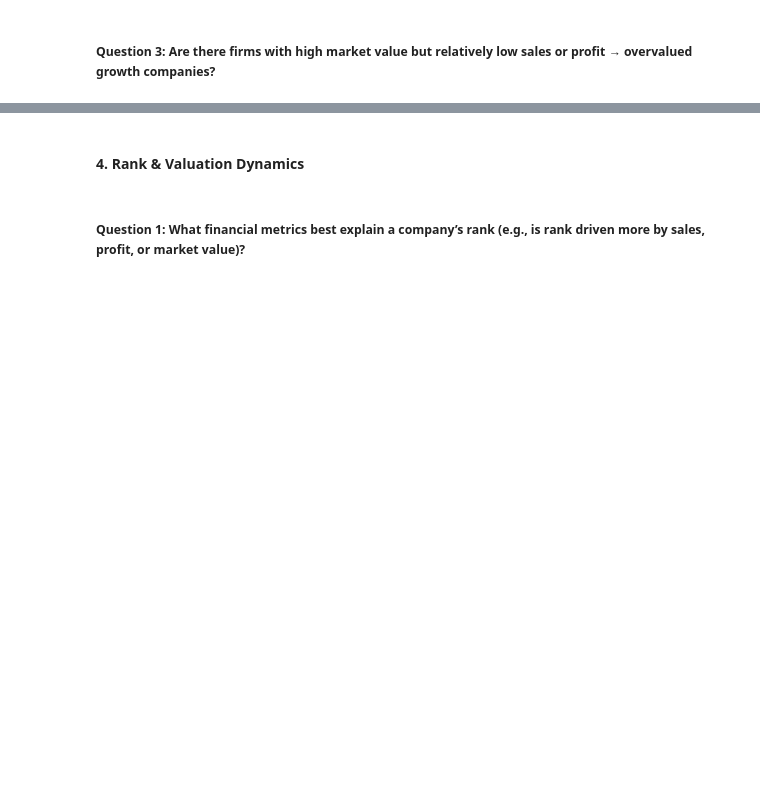
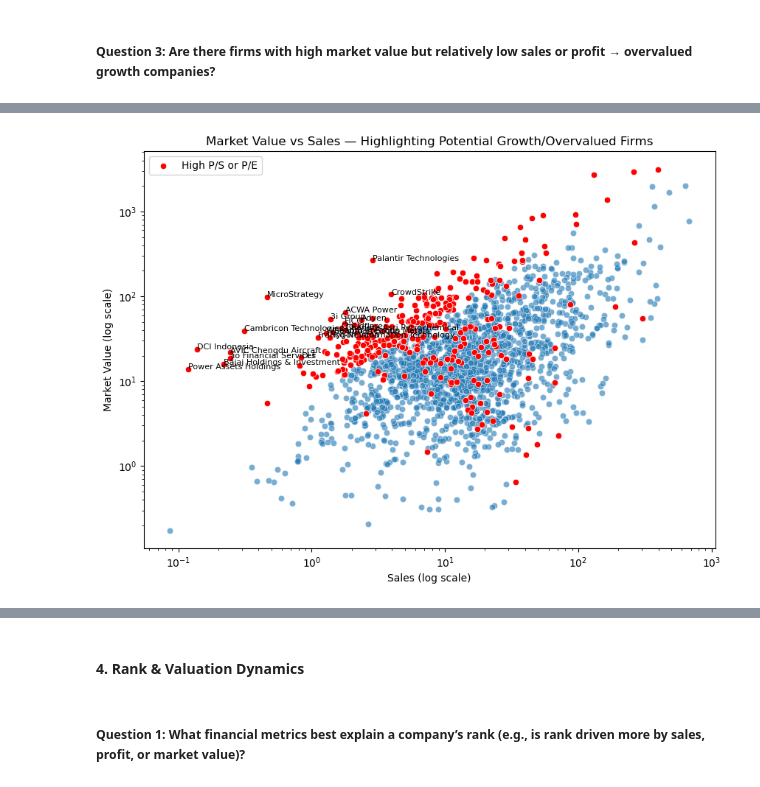
Before and after one commit to GauriR011/Forbes-Global-2025, a Jupyter notebook: Code.ipynb, the cells around one changed output, grey strips where cells are left out. Cells and saved outputs as stored; diff of their text form; code cells hidden in the pictures; blank space fills up the shorter version.

```diff
--- a/Code.ipynb
+++ b/Code.ipynb
@@ -486,0 +642,30 @@ spearman_corr
+# %%
+# --- Define thresholds for "extreme" outliers ---
+# Top 10% P/S or P/E
+ps_threshold = df["P_S"].quantile(0.90)
+pe_threshold = df["P_E"].quantile(0.90)
+
+# Select extreme companies
+outliers = df[(df["P_S"] >= ps_threshold) | (df["P_E"] >= pe_threshold)]
+
+# --- Scatter Plot: Market Value vs Sales ---
+plt.figure(figsize=(10,7))
+sns.scatterplot(data=df, x="SALES", y="MARKET VALUE", alpha=0.6)
+sns.scatterplot(data=outliers, x="SALES", y="MARKET VALUE", color="red", label="High P/S or P/E")
+
+# Add log scales
+plt.xscale("log")
+plt.yscale("log")
+plt.xlabel("Sales (log scale)")
+plt.ylabel("Market Value (log scale)")
+plt.title("Market Value vs Sales — Highlighting Potential Growth/Overvalued Firms")
+
+# Annotate outliers with company names
+
+for _, row in outliers.sort_values(by='P_S', ascending=False).head(20).iterrows(): # annotating the top 20 firms
+    plt.text(row["SALES"], row["MARKET VALUE"], row["NAME"], fontsize=8)
+
+plt.legend()
+plt.show()
+# %% [output]
+[figure, added]
```
Also changed, not shown: parts of 21 cells of this notebook, 3 other files.
